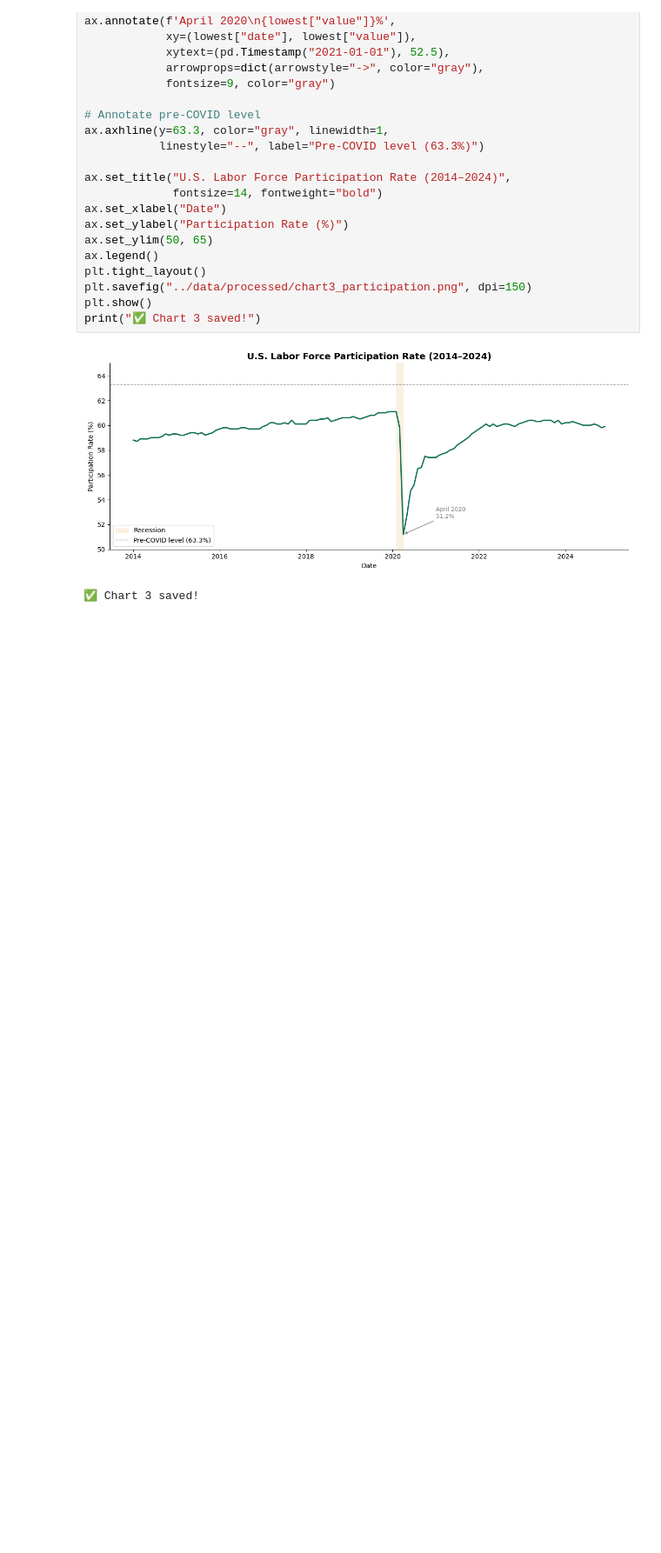
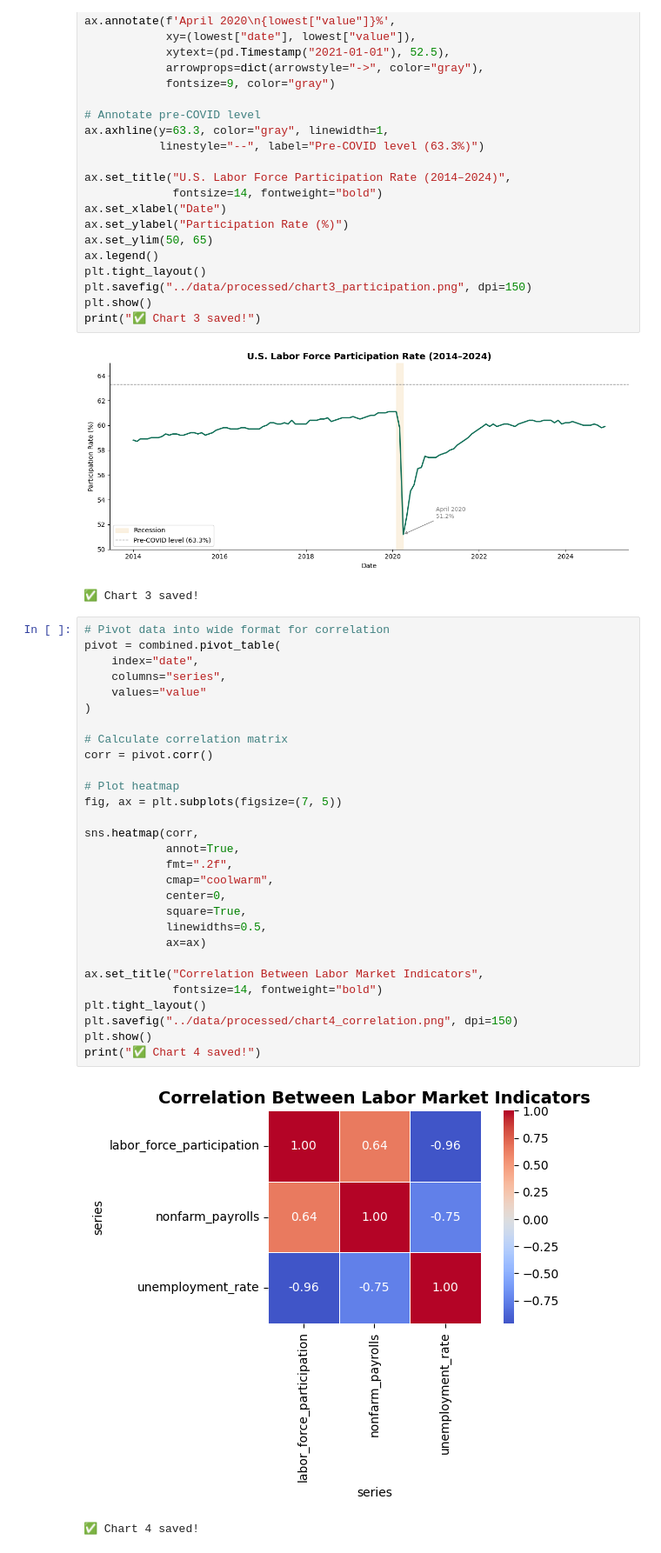
Before and after one commit to Kamrul732/us-job-market-dashboard, a Jupyter notebook: notebooks/01_data_collection.ipynb, the cells around one changed output. Shown at 87% size. Drawn from its saved outputs; the diff is of its cells as text; blank space fills up the shorter version.

```diff
--- a/notebooks/01_data_collection.ipynb
+++ b/notebooks/01_data_collection.ipynb
@@ -233,3 +233,35 @@ print("✅ Chart 3 saved!")
 # %% [output]
 [figure]
 ✅ Chart 3 saved!
+# %%
+# Pivot data into wide format for correlation
+pivot = combined.pivot_table(
+    index="date",
+    columns="series",
+    values="value"
+)
+
+# Calculate correlation matrix
+corr = pivot.corr()
+
+# Plot heatmap
+fig, ax = plt.subplots(figsize=(7, 5))
+
+sns.heatmap(corr,
+            annot=True,
+            fmt=".2f",
+            cmap="coolwarm",
+            center=0,
+            square=True,
+            linewidths=0.5,
+            ax=ax)
+
+ax.set_title("Correlation Between Labor Market Indicators",
+             fontsize=14, fontweight="bold")
+plt.tight_layout()
+plt.savefig("../data/processed/chart4_correlation.png", dpi=150)
+plt.show()
+print("✅ Chart 4 saved!")
+# %% [output]
+[figure, added]
+✅ Chart 4 saved!
```
Also changed, not shown: 1 other file.
